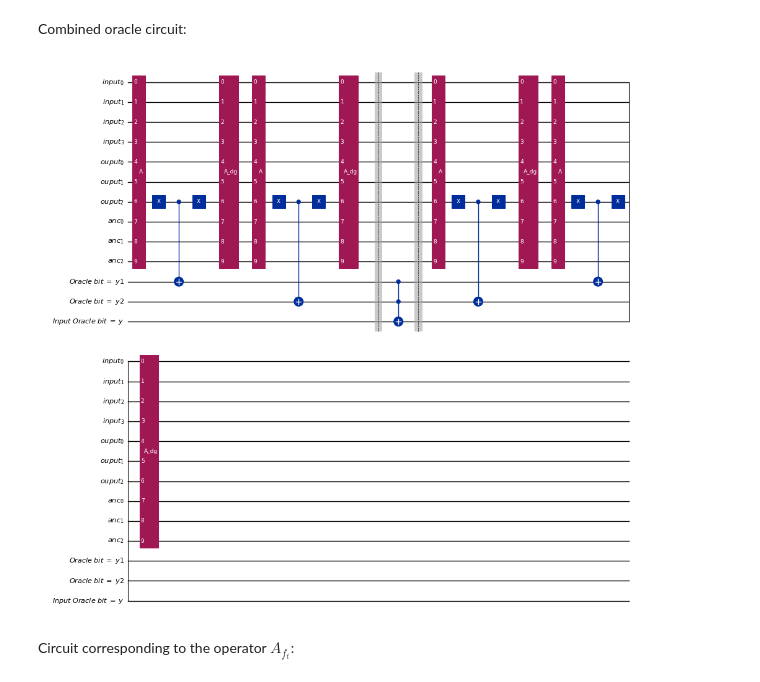
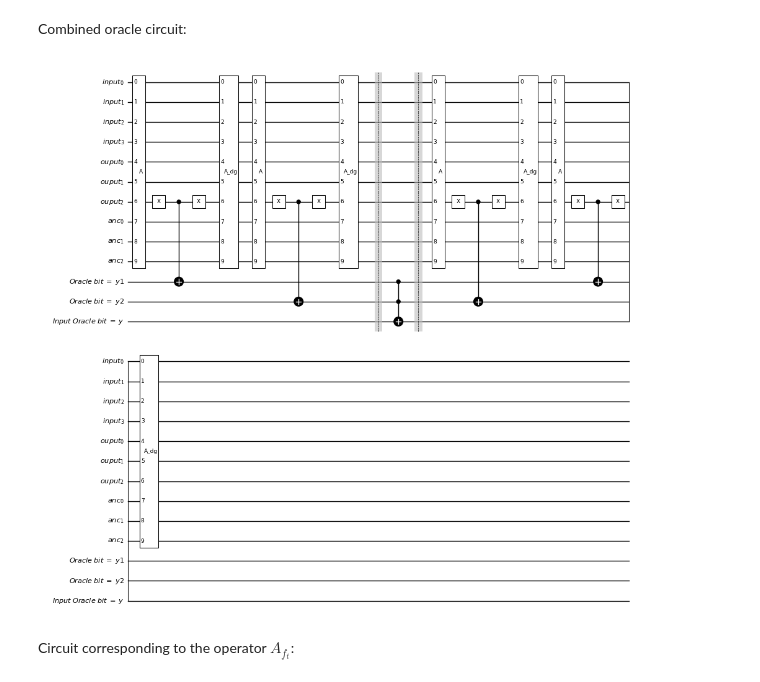
Before and after one commit to elhyc/qproject, a Jupyter notebook: GASpolynomial_miniproject.ipynb, the cells around one changed output. Saved outputs shown, nothing was run; the diff lists cells and outputs as text; code cells hidden in the pictures.

```diff
--- a/GASpolynomial_miniproject.ipynb
+++ b/GASpolynomial_miniproject.ipynb
@@ -562,9 +562,9 @@ f(1,1,1,1) = 8.0 and C(1,1,1,1) = 3.0
 # %% [markdown]
 Combined oracle circuit:
 # %%
-CombinedMarkerCircuit.draw("mpl", scale=0.5, style="iqx")
+CombinedMarkerCircuit.draw("mpl", scale=0.5, style="bw")
 # %% [output]
-[figure, old version]
+[figure, new version]
 # %% [markdown]
 Circuit corresponding to the operator $A_{f_{t}}$:
 # %%
```
Also changed, not shown: parts of 3 cells of this notebook.
